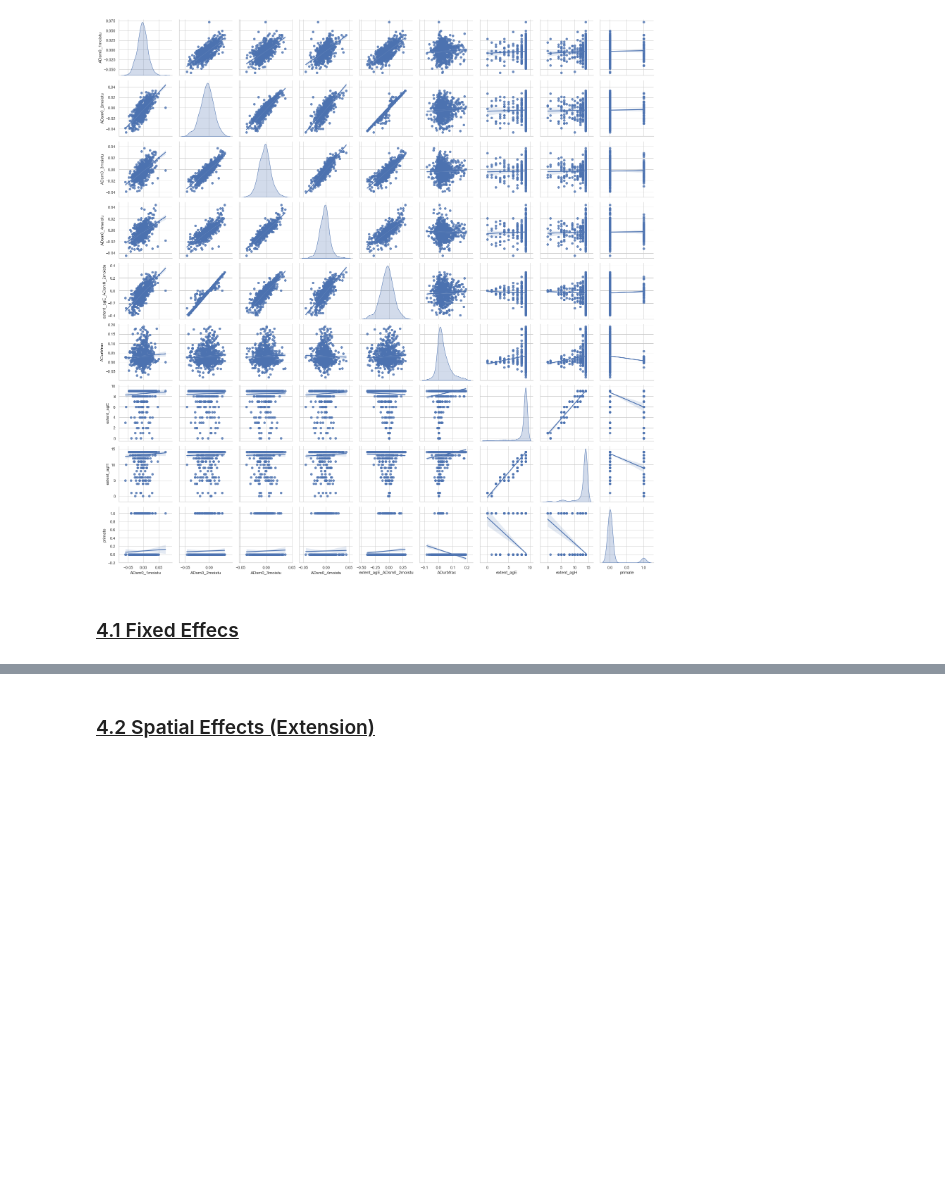
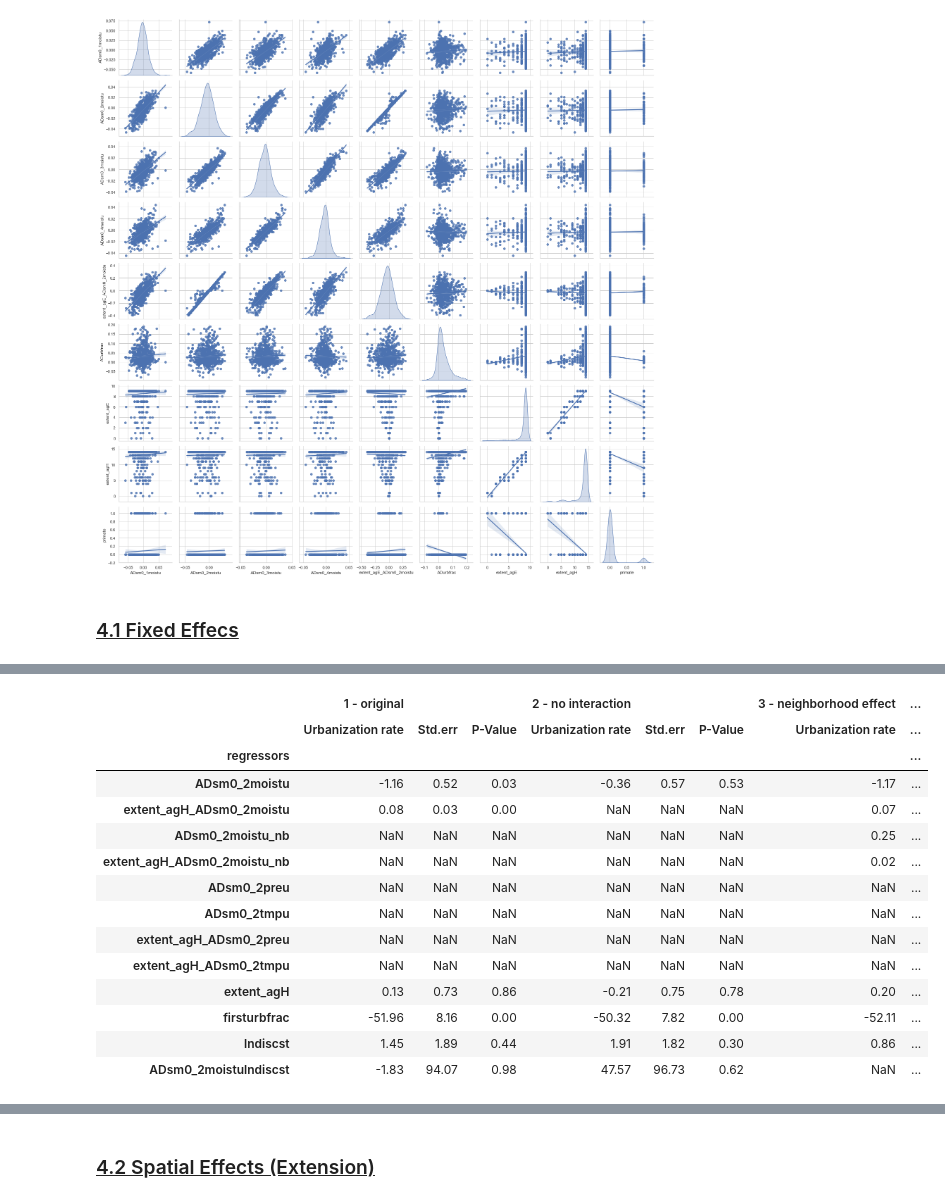
Before and after one commit to pcschreiber1/Henderson_2017_Replication, a Jupyter notebook: Replication notebook.ipynb, the cells around one changed output, grey strips where cells are left out. Saved outputs shown, nothing was run; the diff lists cells and outputs as text; code cells hidden in the pictures; blank space fills up the shorter version.

Commit message:
table for simulation study and regression tables

```diff
--- a/Replication notebook.ipynb
+++ b/Replication notebook.ipynb
@@ -154,0 +234,69 @@ However, there is another identification challenge which is only recently receiv
+# %%
+regiondata = pd.read_stata("data/regiondata.dta")
+regressors = ["ADsm0_2moistu",
+              "extent_agH_ADsm0_2moistu",
+              "ADsm0_2moistu_nb",
+              "extent_agH_ADsm0_2moistu_nb",
+              "ADsm0_2preu",
+              "ADsm0_2tmpu",
+              "extent_agH_ADsm0_2preu",
+              "extent_agH_ADsm0_2tmpu",
+              "extent_agH",
+              "firsturbfrac",
+              "lndiscst",
+              "ADsm0_2moistulndiscst"]
+
+specification = {"1 - original": ["ADsm0_2moistu",
+                       "extent_agH_ADsm0_2moistu",
+                       "ADsm0_2moistulndiscst",
+                       "extent_agH",
+                       "firsturbfrac",
+                       "lndiscst"],
+                 "2 - no interaction": ["ADsm0_2moistu",
+                       "ADsm0_2moistulndiscst",
+                       "extent_agH",
+                       "firsturbfrac",
+                       "lndiscst"],
+                 "3 - neighborhood effect": ["ADsm0_2moistu",
+                       "ADsm0_2moistu_nb",
+                       "extent_agH_ADsm0_2moistu",
+                       "extent_agH_ADsm0_2moistu_nb",
+                       "extent_agH",
+                       "extent_agH_ADsm0_2moistu",
+                       "firsturbfrac",
+                       "lndiscst"],
+                 "4 Precipitation": ["ADsm0_2preu",
+                       "extent_agH_ADsm0_2preu",
+                       "extent_agH",
+                       "firsturbfrac",
+                       "lndiscst"],
+                 "5 Precipitation and temperature": ["ADsm0_2preu",
+                       "extent_agH_ADsm0_2preu",
+                       "ADsm0_2tmpu",
+                       "extent_agH_ADsm0_2tmpu",
+                       "extent_agH",
+                       "firsturbfrac",
+                       "lndiscst"]}
+
+#filtering out outliers
+regiondata = regiondata.query("abspctileADsm0_2moistu > 6 & abspctileADurbfrac > 6")
+#convert selected variables to permille
+regiondata.loc[:, ["extent_agE", "extent_agH","firsturbfrac", "lndiscst", "ADsm0_2moistulndiscst"]] = regiondata.loc[:, ["extent_agE", "extent_agH","firsturbfrac", "lndiscst", "ADsm0_2moistulndiscst"]] /1000
+
+get_table_2(regressors, specification, regiondata)
+# %% [output]
+|  | 1 - original |  |  | 2 - no interaction |  |  | 3 - neighborhood effect | ... |
+|  | Urbanization rate | Std.err | P-Value | Urbanization rate | Std.err | P-Value | Urbanization rate | ... |
+| regressors |  |  |  |  |  |  |  | ... |
+| ADsm0_2moistu | -1.16 | 0.52 | 0.03 | -0.36 | 0.57 | 0.53 | -1.17 | ... |
+| extent_agH_ADsm0_2moistu | 0.08 | 0.03 | 0.00 | NaN | NaN | NaN | 0.07 | ... |
+| ADsm0_2moistu_nb | NaN | NaN | NaN | NaN | NaN | NaN | 0.25 | ... |
+| extent_agH_ADsm0_2moistu_nb | NaN | NaN | NaN | NaN | NaN | NaN | 0.02 | ... |
+| ADsm0_2preu | NaN | NaN | NaN | NaN | NaN | NaN | NaN | ... |
+| ADsm0_2tmpu | NaN | NaN | NaN | NaN | NaN | NaN | NaN | ... |
+| extent_agH_ADsm0_2preu | NaN | NaN | NaN | NaN | NaN | NaN | NaN | ... |
+| extent_agH_ADsm0_2tmpu | NaN | NaN | NaN | NaN | NaN | NaN | NaN | ... |
+| extent_agH | 0.13 | 0.73 | 0.86 | -0.21 | 0.75 | 0.78 | 0.20 | ... |
+| firsturbfrac | -51.96 | 8.16 | 0.00 | -50.32 | 7.82 | 0.00 | -52.11 | ... |
+| lndiscst | 1.45 | 1.89 | 0.44 | 1.91 | 1.82 | 0.30 | 0.86 | ... |
+| ADsm0_2moistulndiscst | -1.83 | 94.07 | 0.98 | 47.57 | 96.73 | 0.62 | NaN | ... |
```
Also changed, not shown: parts of 14 cells of this notebook, 1 other file.
